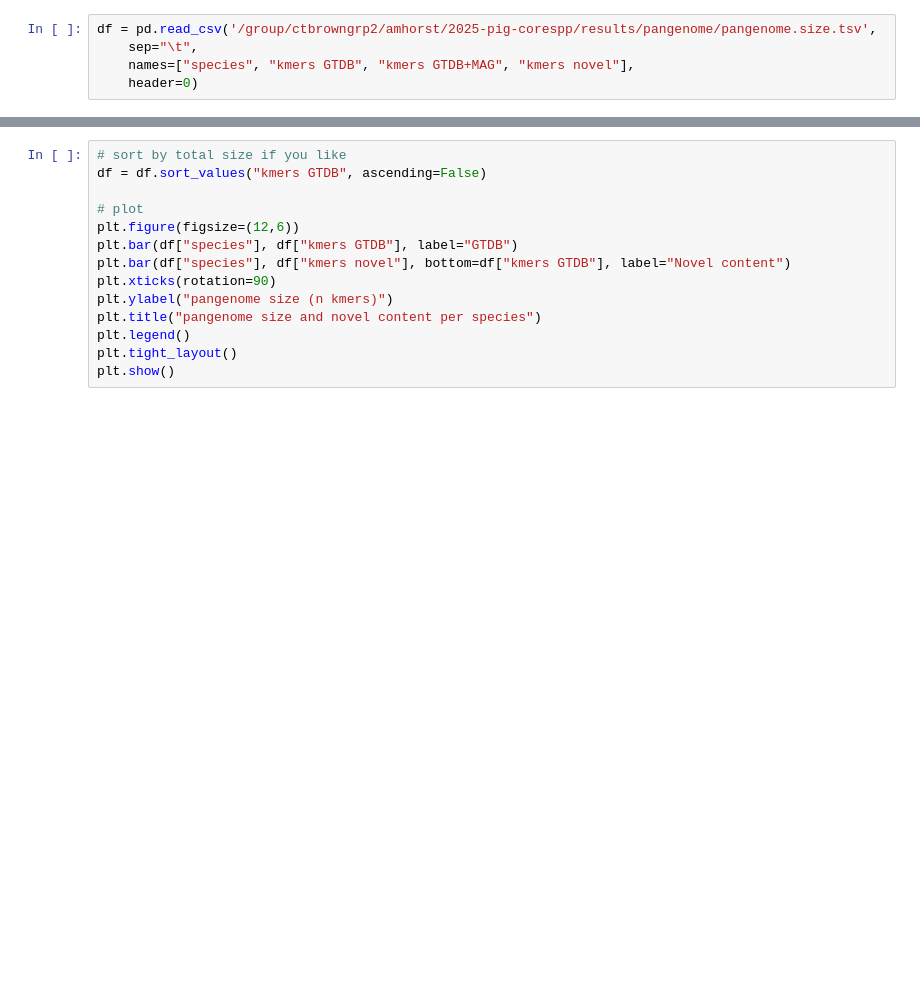
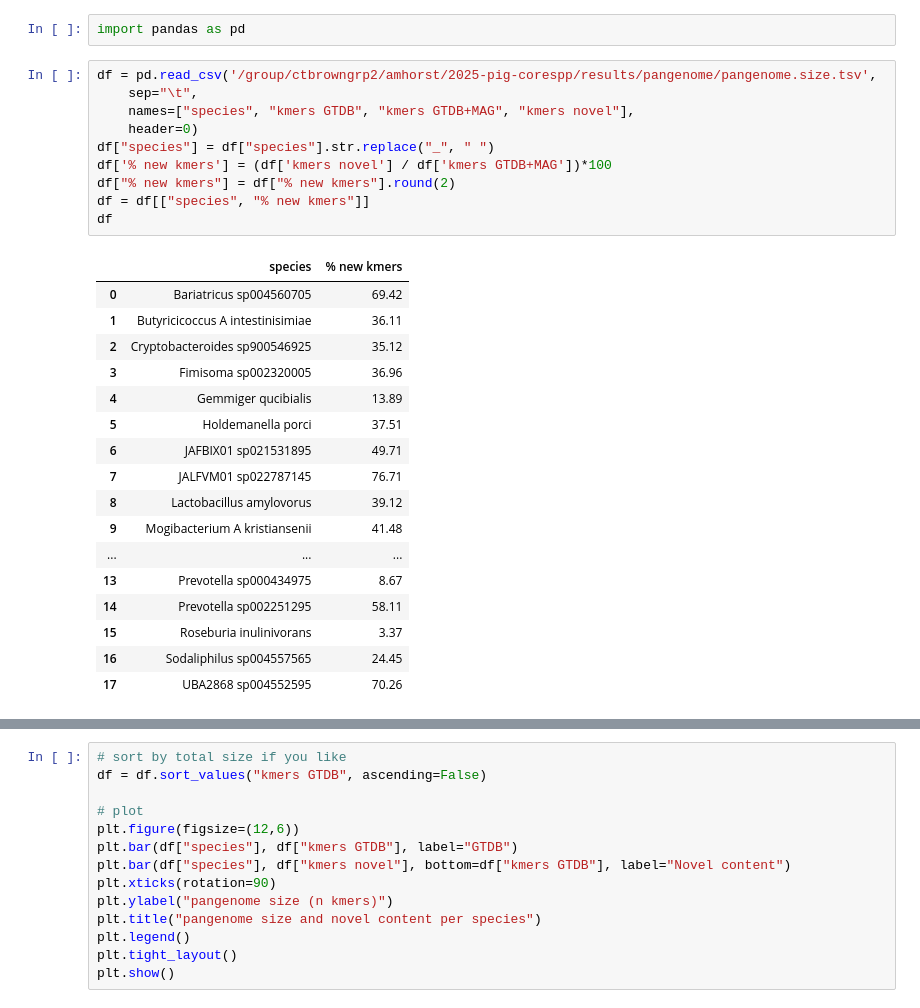
Before and after one commit to AnneliektH/2025-pig-corespp, a Jupyter notebook: workflow/notebooks/251203_pang.size.ipynb, the cells around one changed output, grey strips where cells are left out. Drawn from its saved outputs; the diff is of its cells as text; blank space fills up the shorter version.

```diff
--- a/workflow/notebooks/251203_pang.size.ipynb
+++ b/workflow/notebooks/251203_pang.size.ipynb
@@ -3,5 +6,30 @@ import pandas as pd
+# %%
+import pandas as pd
 # %%
 df = pd.read_csv('/group/ctbrowngrp2/amhorst/2025-pig-corespp/results/pangenome/pangenome.size.tsv',
     sep="\t",
     names=["species", "kmers GTDB", "kmers GTDB+MAG", "kmers novel"],
     header=0)
+df["species"] = df["species"].str.replace("_", " ")
+df['% new kmers'] = (df['kmers novel'] / df['kmers GTDB+MAG'])*100
+df["% new kmers"] = df["% new kmers"].round(2)
+df = df[["species", "% new kmers"]]
+df
+# %% [output]
+|  | species | % new kmers |
+| 0 | Bariatricus sp004560705 | 69.42 |
+| 1 | Butyricicoccus A intestinisimiae | 36.11 |
+| 2 | Cryptobacteroides sp900546925 | 35.12 |
+| 3 | Fimisoma sp002320005 | 36.96 |
+| 4 | Gemmiger qucibialis | 13.89 |
+| 5 | Holdemanella porci | 37.51 |
+| 6 | JAFBIX01 sp021531895 | 49.71 |
+| 7 | JALFVM01 sp022787145 | 76.71 |
+| 8 | Lactobacillus amylovorus | 39.12 |
+| 9 | Mogibacterium A kristiansenii | 41.48 |
+| ... | ... | ... |
+| 13 | Prevotella sp000434975 | 8.67 |
+| 14 | Prevotella sp002251295 | 58.11 |
+| 15 | Roseburia inulinivorans | 3.37 |
+| 16 | Sodaliphilus sp004557565 | 24.45 |
+| 17 | UBA2868 sp004552595 | 70.26 |
```
Also changed, not shown: parts of 8 cells of this notebook.
